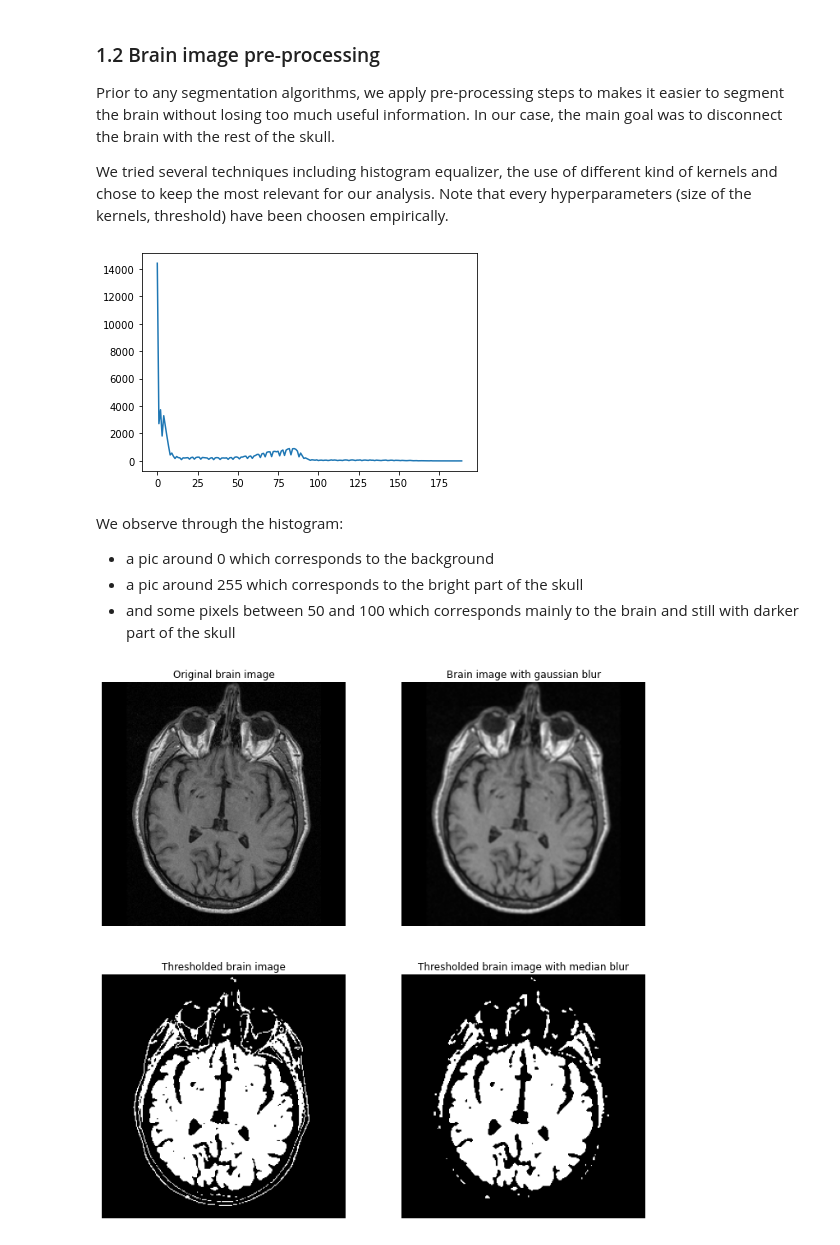
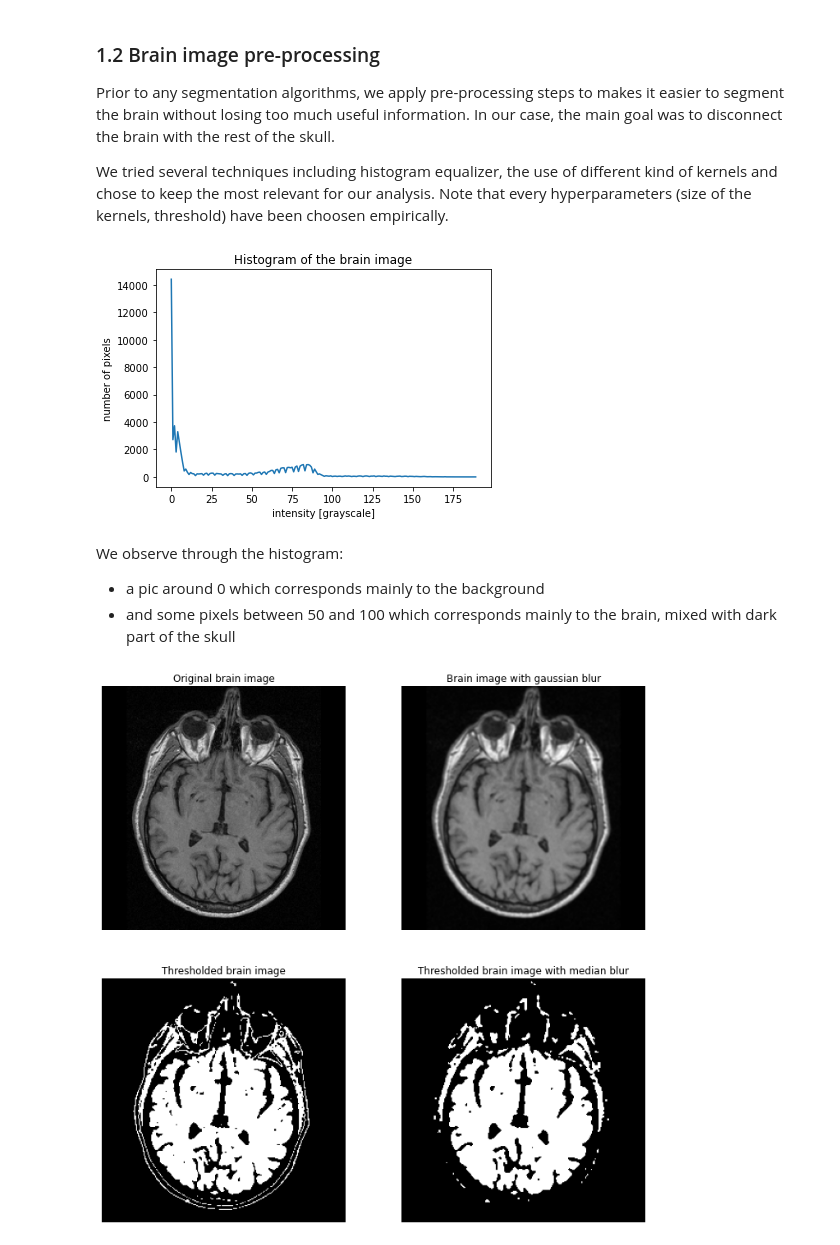
Before and after one commit to melina-chrys/IAPR-squad-lab, a Jupyter notebook: Lab1/lab_01_segmentation.ipynb, the cells around one changed output. Saved outputs shown, nothing was run; the diff lists cells and outputs as text; code cells hidden in the pictures.

Commit message:
Finish commenting and discussing part 2

```diff
--- a/Lab1/lab_01_segmentation.ipynb
+++ b/Lab1/lab_01_segmentation.ipynb
@@ -97,15 +97,17 @@ We tried several techniques including histogram equalizer, the use of different
 # %%
 # Display the histogram of the image
 hist, hist_centers = histogram(brain_im)
 plt.plot(hist)
+plt.title("Histogram of the brain image")
+plt.xlabel("intensity [grayscale]")
+plt.ylabel("number of pixels")
 plt.show()
 # %% [output]
-[figure, old version]
+[figure, new version]
 # %% [markdown]
 We observe through the histogram:
-- a pic around 0 which corresponds to the background
-- a pic around 255 which corresponds to the bright part of the skull
-- and some pixels between 50 and 100 which corresponds mainly to the brain and still with darker part of the skull
+- a pic around 0 which corresponds mainly to the background
+- and some pixels between 50 and 100 which corresponds mainly to the brain, mixed with dark part of the skull
 # %%
 ### Pre-processing steps
 # Add a Gaussian blur to remove gaussian noise
```
Also changed, not shown: parts of 8 cells of this notebook.
